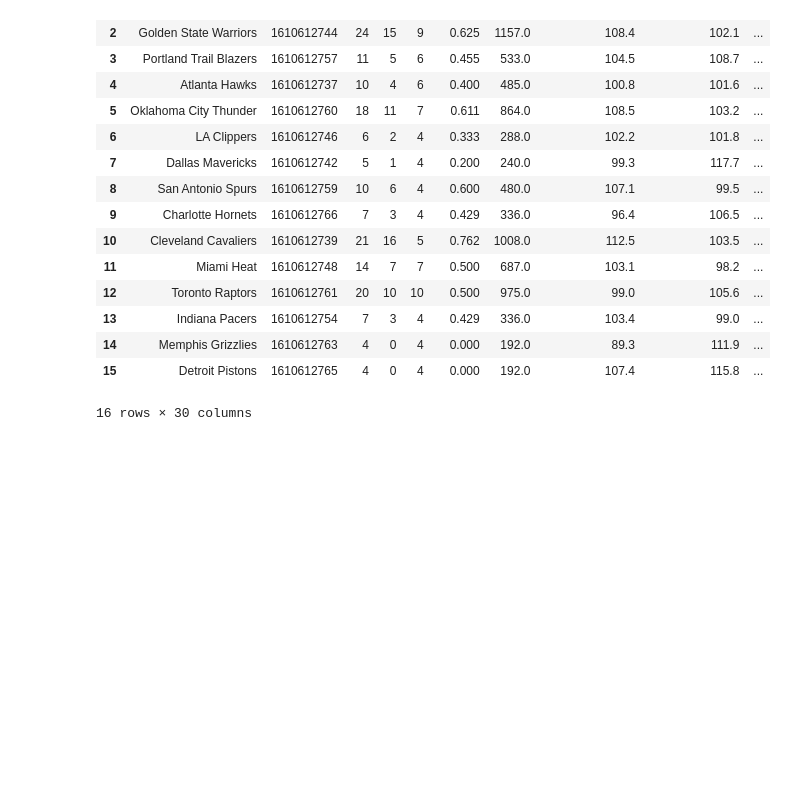
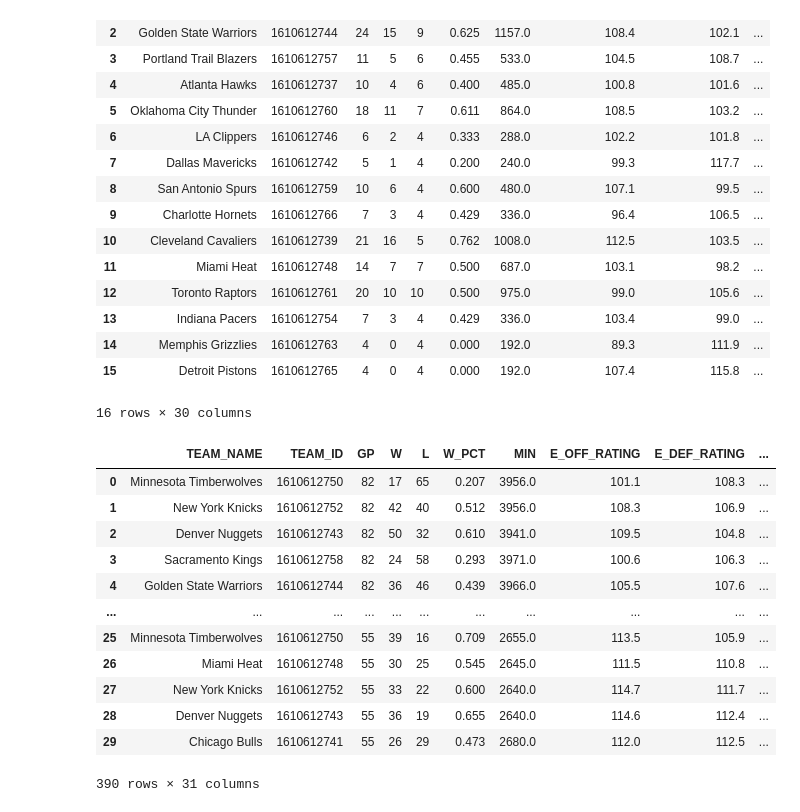
Before and after one commit to nehal-chigurupati/PlayoffReadiness, a Jupyter notebook: main.ipynb, the cells around one changed output. Saved outputs shown, nothing was run; the diff lists cells and outputs as text; code cells hidden in the pictures; blank space fills up the shorter version.

```diff
--- a/main.ipynb
+++ b/main.ipynb
@@ -69,3 +71,19 @@ playoff_data = pd.concat(playoff_data)
 
 reg_season_data.to_csv("reg_season_data.csv")
 playoff_data.to_csv("playoff_data.csv")
+# %%
+reg_season_data
+# %% [output]
+|  | TEAM_NAME | TEAM_ID | GP | W | L | W_PCT | MIN | E_OFF_RATING | E_DEF_RATING | ... |
+| 0 | Minnesota Timberwolves | 1610612750 | 82 | 17 | 65 | 0.207 | 3956.0 | 101.1 | 108.3 | ... |
+| 1 | New York Knicks | 1610612752 | 82 | 42 | 40 | 0.512 | 3956.0 | 108.3 | 106.9 | ... |
+| 2 | Denver Nuggets | 1610612743 | 82 | 50 | 32 | 0.610 | 3941.0 | 109.5 | 104.8 | ... |
+| 3 | Sacramento Kings | 1610612758 | 82 | 24 | 58 | 0.293 | 3971.0 | 100.6 | 106.3 | ... |
+| 4 | Golden State Warriors | 1610612744 | 82 | 36 | 46 | 0.439 | 3966.0 | 105.5 | 107.6 | ... |
+| ... | ... | ... | ... | ... | ... | ... | ... | ... | ... | ... |
+| 25 | Minnesota Timberwolves | 1610612750 | 55 | 39 | 16 | 0.709 | 2655.0 | 113.5 | 105.9 | ... |
+| 26 | Miami Heat | 1610612748 | 55 | 30 | 25 | 0.545 | 2645.0 | 111.5 | 110.8 | ... |
+| 27 | New York Knicks | 1610612752 | 55 | 33 | 22 | 0.600 | 2640.0 | 114.7 | 111.7 | ... |
+| 28 | Denver Nuggets | 1610612743 | 55 | 36 | 19 | 0.655 | 2640.0 | 114.6 | 112.4 | ... |
+| 29 | Chicago Bulls | 1610612741 | 55 | 26 | 29 | 0.473 | 2680.0 | 112.0 | 112.5 | ... |
+390 rows × 31 columns
```
Also changed, not shown: parts of 13 cells of this notebook.
